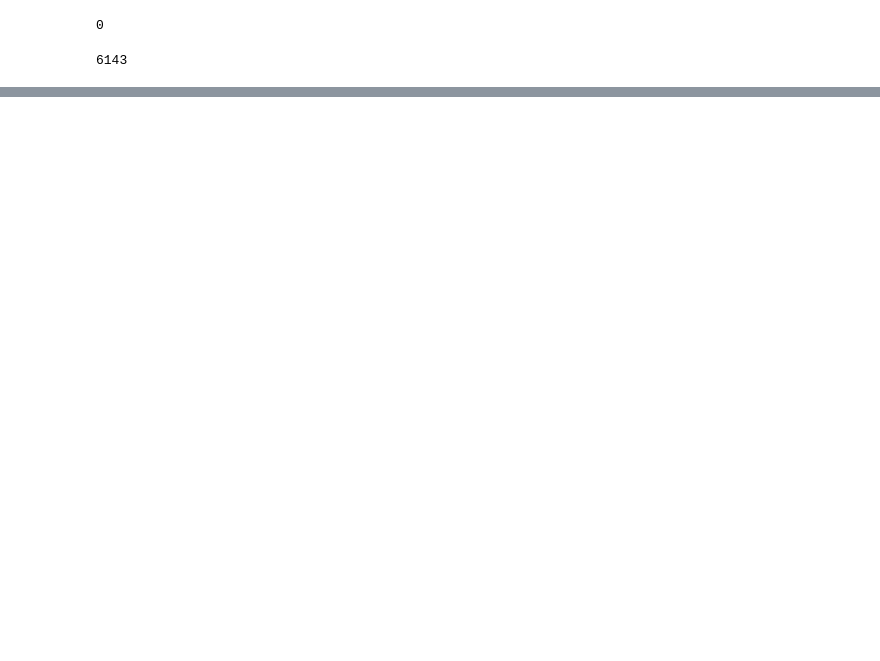
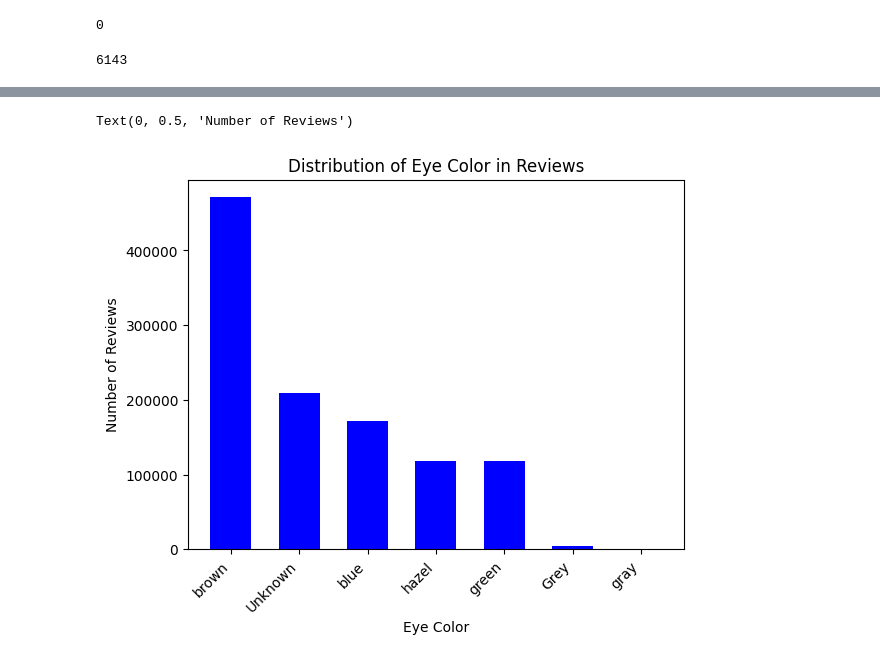
Before and after one commit to uhrelee/sephora_nlp, a Jupyter notebook: sephora_nlp.ipynb, the cells around one changed output, grey strips where cells are left out. Saved outputs shown, nothing was run; the diff lists cells and outputs as text; code cells hidden in the pictures; blank space fills up the shorter version.

```diff
--- a/sephora_nlp.ipynb
+++ b/sephora_nlp.ipynb
@@ -103,0 +206,10 @@ len(products_without_reviews)
+# %%
+eyecolor_counts = reviews['eye_color'].value_counts(dropna=False)
+plt.bar(eyecolor_counts.index.fillna('Unknown').astype(str), eyecolor_counts.values, width=0.6, align='center', color='blue')
+plt.xticks(rotation=45, ha='right')
+plt.title('Distribution of Eye Color in Reviews')
+plt.xlabel('Eye Color')
+plt.ylabel('Number of Reviews')
+# %% [output]
+Text(0, 0.5, 'Number of Reviews')
+[figure, added]
```
Also changed, not shown: parts of 32 cells of this notebook.
